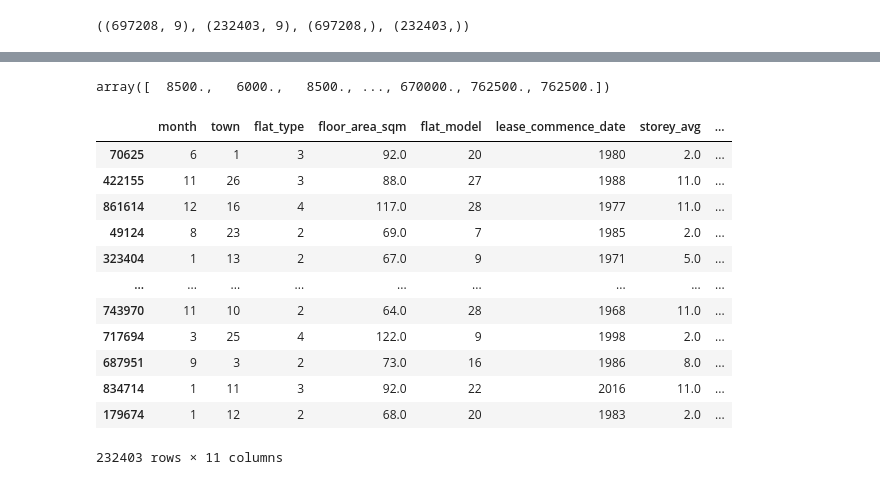
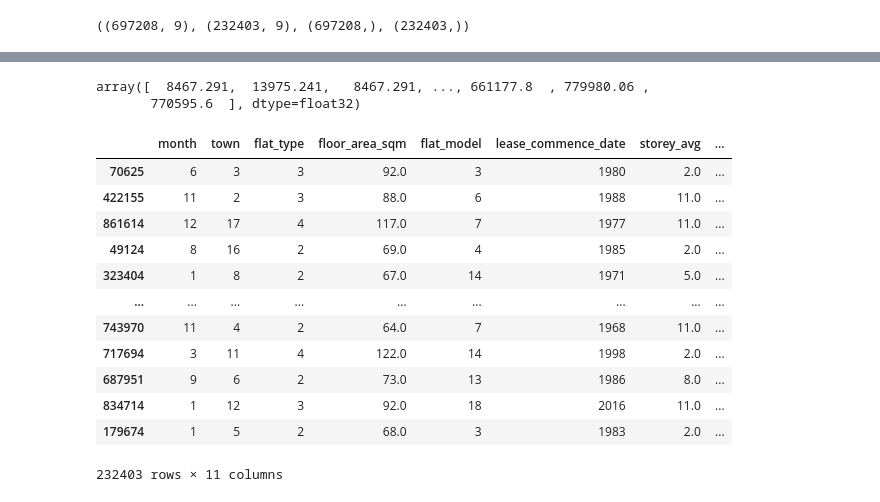
Before and after one commit to Subbulakshmi2911/Singapore-Resale-Flat-Prices-Predicting, a Jupyter notebook: project.ipynb, the cells around one changed output, grey strips where cells are left out. Cells and saved outputs as stored; diff of their text form; code cells hidden in the pictures.

```diff
--- a/project.ipynb
+++ b/project.ipynb
@@ -628,15 +765,3 @@ X_train.shape, X_test.shape, y_train.shape, y_test.shape
 # encoder = StandardScaler()
 
 # encoder.fit_transform(X)
-# %%
-RFR = RandomForestRegressor(max_depth= 20 ,max_features='log2' ,min_samples_leaf=2, min_samples_split=5)
-
-# fitting the model:
-RFR.fit(X_train,y_train)
-
-y_pred_train = RFR.predict(X_train)
-y_pred_test = RFR.predict(X_test)
-print('Mean Squared Error:' ,mean_squared_error(y_test,y_pred_test))
-print('Mean Absolute Error:',mean_absolute_error(y_test,y_pred_test))
-print('Root Mean Squared Error:',np.sqrt(mean_squared_error(y_test,y_pred_test)))
-print(r2_score(y_test,y_pred_test))
@@ -720,0 +819,20 @@ array([166250.        , 200000.        , 762500.        , ...,
+# %%
+from sklearn.tree import DecisionTreeRegressor
+from sklearn.metrics import r2_score
+
+# Train the model
+model = DecisionTreeRegressor(random_state=42, max_depth=22)
+model.fit(X_train, y_train)
+
+# Predict on the test set
+y_pred_test = model.predict(X_test)
+
+# Compute R-squared on the test set
+test_score = r2_score(y_test, y_pred_test)
+
+# Compute R-squared on the training set
+train_score = model.score(X_train, y_train)
+
+# Output the results
+print("Test R-squared score:", test_score)
+print("Train R-squared score:", train_score)
@@ -720,0 +859,5 @@ array([166250.        , 200000.        , 762500.        , ...,
+# %%
+
+model1 = RandomForestRegressor(n_estimators=50, max_depth=3, max_features="sqrt")
+model1.fit(X_train, y_train)
+print(f"Test data accuracy: {model1.score(X_test, y_test)}")
@@ -720,0 +891,6 @@ array([166250.        , 200000.        , 762500.        , ...,
+# %%
+from xgboost import  XGBRegressor
+model2 = XGBRegressor(learning_rate = 0.7)
+model2.fit(X_train, y_train)
+cross_score = np.mean(cross_val_score(model2, X_train, y_train, cv = 10))
+print(f"Test data accuracy : {model2.score(X_test, y_test)}, Cross-Val Score: {cross_score}")
@@ -767,33 +945,34 @@ import pickle
 with open('trained_Regression_df_model.pkl', 'wb') as file:
     pickle.dump(df12, file)
 # %%
-model.predict(X)
+model2.predict(X)
 # %% [output]
-array([  8500.,   6000.,   8500., ..., 670000., 762500., 762500.])
+array([  8467.291,  13975.241,   8467.291, ..., 661177.8  , 779980.06 ,
+       770595.6  ], dtype=float32)
 # %%
 # 1. Predict values
-predictions = model.predict(X_test)  # Replace `X_test` with the input DataFrame
+predictions = model2.predict(X_test)  # Replace `X_test` with the input DataFrame
 
 # 2. Create a DataFrame with original and predicted values
 df_comparison = X_test.copy()  # Copy the input features for context
 df_comparison['Original'] = y_test.values  # Add the original target values
 df_comparison['Predicted'] = predictions  # Add the predicted values
 
 # Display the DataFrame
 df_comparison
 # %% [output]
 |  | month | town | flat_type | floor_area_sqm | flat_model | lease_commence_date | storey_avg | ... |
-| 70625 | 6 | 1 | 3 | 92.0 | 20 | 1980 | 2.0 | ... |
-| 422155 | 11 | 26 | 3 | 88.0 | 27 | 1988 | 11.0 | ... |
-| 861614 | 12 | 16 | 4 | 117.0 | 28 | 1977 | 11.0 | ... |
-| 49124 | 8 | 23 | 2 | 69.0 | 7 | 1985 | 2.0 | ... |
-| 323404 | 1 | 13 | 2 | 67.0 | 9 | 1971 | 5.0 | ... |
+| 70625 | 6 | 3 | 3 | 92.0 | 3 | 1980 | 2.0 | ... |
+| 422155 | 11 | 2 | 3 | 88.0 | 6 | 1988 | 11.0 | ... |
+| 861614 | 12 | 17 | 4 | 117.0 | 7 | 1977 | 11.0 | ... |
+| 49124 | 8 | 16 | 2 | 69.0 | 4 | 1985 | 2.0 | ... |
+| 323404 | 1 | 8 | 2 | 67.0 | 14 | 1971 | 5.0 | ... |
 | ... | ... | ... | ... | ... | ... | ... | ... | ... |
-| 743970 | 11 | 10 | 2 | 64.0 | 28 | 1968 | 11.0 | ... |
-| 717694 | 3 | 25 | 4 | 122.0 | 9 | 1998 | 2.0 | ... |
-| 687951 | 9 | 3 | 2 | 73.0 | 16 | 1986 | 8.0 | ... |
-| 834714 | 1 | 11 | 3 | 92.0 | 22 | 2016 | 11.0 | ... |
-| 179674 | 1 | 12 | 2 | 68.0 | 20 | 1983 | 2.0 | ... |
+| 743970 | 11 | 4 | 2 | 64.0 | 7 | 1968 | 11.0 | ... |
+| 717694 | 3 | 11 | 4 | 122.0 | 14 | 1998 | 2.0 | ... |
+| 687951 | 9 | 6 | 2 | 73.0 | 13 | 1986 | 8.0 | ... |
+| 834714 | 1 | 12 | 3 | 92.0 | 18 | 2016 | 11.0 | ... |
+| 179674 | 1 | 5 | 2 | 68.0 | 3 | 1983 | 2.0 | ... |
 232403 rows × 11 columns
 # %%
 from sklearn.metrics import mean_absolute_error, mean_squared_error, r2_score
```
Also changed, not shown: parts of 53 cells of this notebook, 1 other file.
